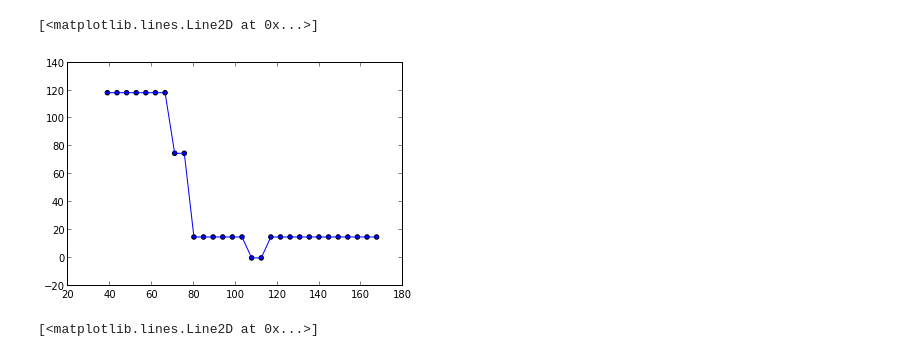
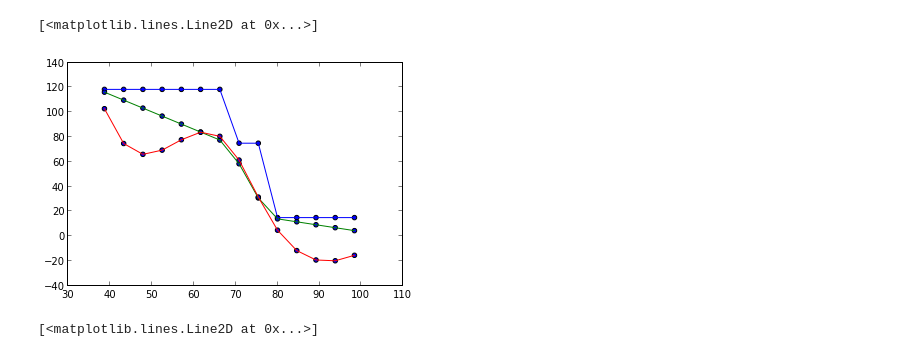
Before and after one commit to cesarquintanac3/Tarea5, a Jupyter notebook: DesarrolloPunto2/ManchasSolares.ipynb, the cells around one changed output. Saved outputs shown, nothing was run; the diff lists cells and outputs as text; code cells hidden in the pictures.

```diff
--- a/DesarrolloPunto2/ManchasSolares.ipynb
+++ b/DesarrolloPunto2/ManchasSolares.ipynb
@@ -100,6 +45,0 @@ plot(x,d(x))
-# %%
-scatter(x[1:30], f(x)[1:30])
-plot(x[1:30], f(x)[1:30])
-# %% [output]
-[<matplotlib.lines.Line2D at 0x...>]
-[figure, removed]
@@ -106,3 +48,13 @@ plot(x[1:30], f(x)[1:30])
+# %%
+scatter(x[1:15], f(x)[1:15])
+plot(x[1:15], f(x)[1:15])
+scatter(x[1:15], g(x)[1:15])
+plot(x[1:15], g(x)[1:15])
+scatter(x[1:15], d(x)[1:15])
+plot(x[1:15], d(x)[1:15])
+# %% [output]
+[<matplotlib.lines.Line2D at 0x...>]
+[figure, added]
 # %%
 from scipy. fftpack import fft, fftfreq
 
```
Also changed, not shown: parts of 19 cells of this notebook.
